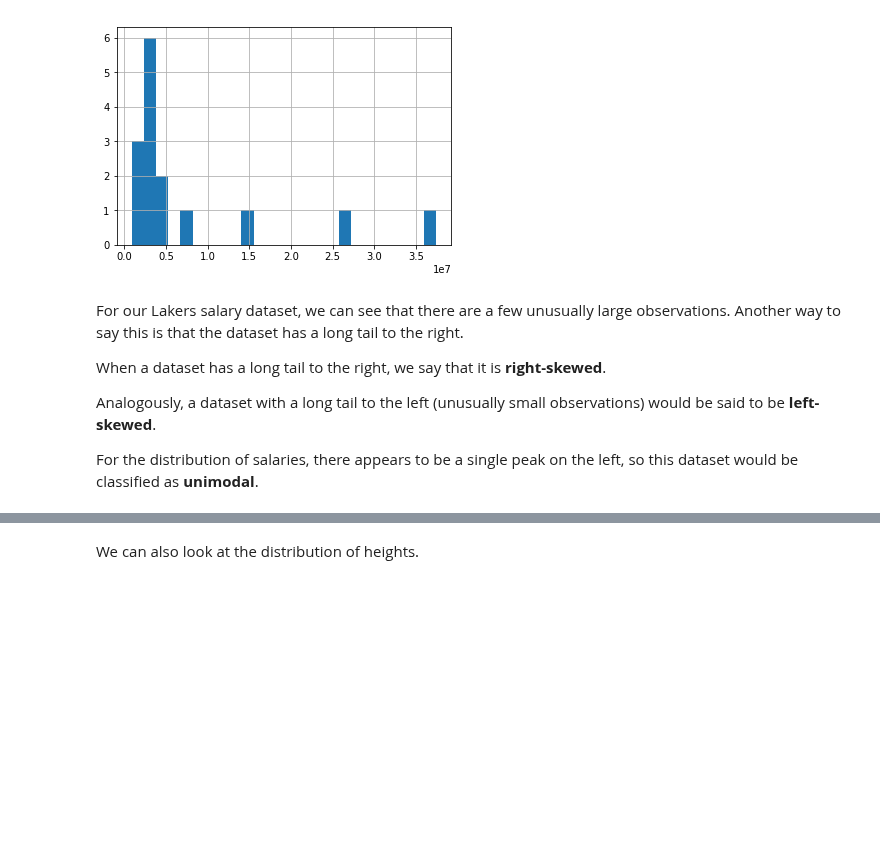
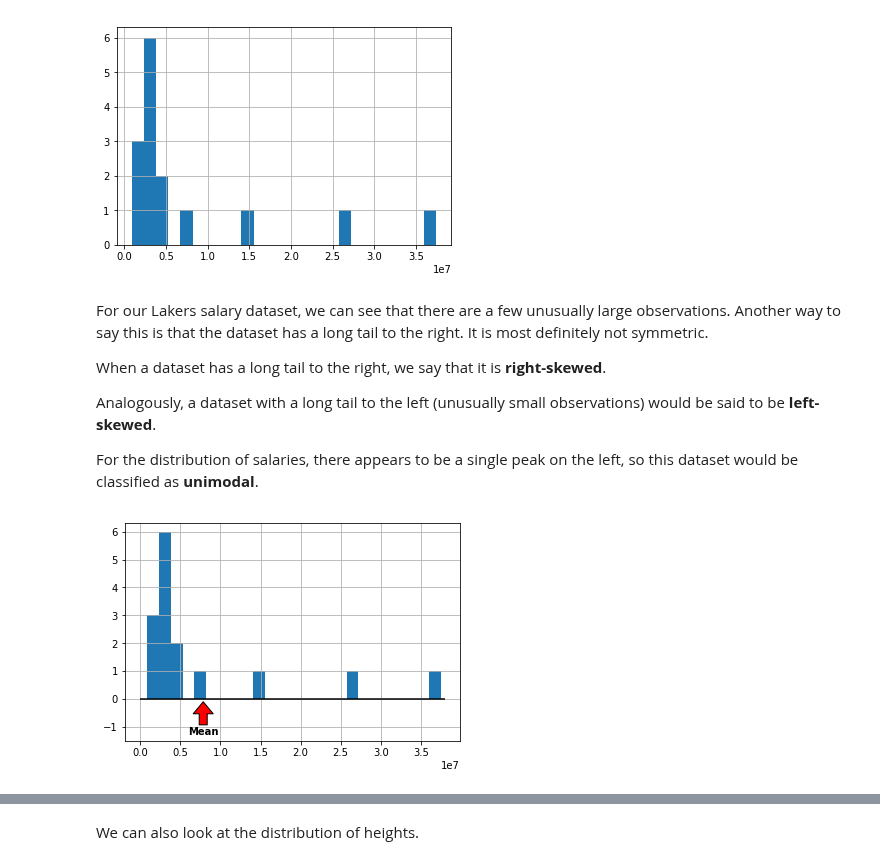
Before and after one commit to NSS-Data-Instructional-Stuff/stats-for-data-science, a Jupyter notebook: notebooks/01_Exploratory_Data_Analysis_Part_1_Single_Variable.ipynb, the cells around one changed output, grey strips where cells are left out. Cells and saved outputs as stored; diff of their text form; code cells hidden in the pictures; blank space fills up the shorter version.

```diff
--- a/notebooks/01_Exploratory_Data_Analysis_Part_1_Single_Variable.ipynb
+++ b/notebooks/01_Exploratory_Data_Analysis_Part_1_Single_Variable.ipynb
@@ -212,10 +220,18 @@ lakers.salary.hist(bins = 25);
 # %% [output]
 [figure]
 # %% [markdown]
-For our Lakers salary dataset, we can see that there are a few unusually large observations. Another way to say this is that the dataset has a long tail to the right.
+For our Lakers salary dataset, we can see that there are a few unusually large observations. Another way to say this is that the dataset has a long tail to the right. It is most definitely not symmetric.
 
 When a dataset has a long tail to the right, we say that it is **right-skewed**.
 
 Analogously, a dataset with a long tail to the left (unusually small observations) would be said to be **left-skewed**.
 
 For the distribution of salaries, there appears to be a single peak on the left, so this dataset would be classified as **unimodal**.
+# %%
+lakers.salary.hist(bins = 25)
+plt.hlines(y = 0, xmin = 0, xmax = lakers.salary.max() + 500000)
+plt.annotate(s = 'Mean', ha = 'center', va = 'top', fontweight = 'bold',
+             xy = (lakers.salary.mean(), -.1), xytext = (lakers.salary.mean(), -1), arrowprops=dict(width = 8, headwidth = 20, facecolor = 'red'))
+plt.ylim(-1.5, 6.3);
+# %% [output]
+[figure, added]
```
Also changed, not shown: parts of 29 cells of this notebook, 1 other file.
